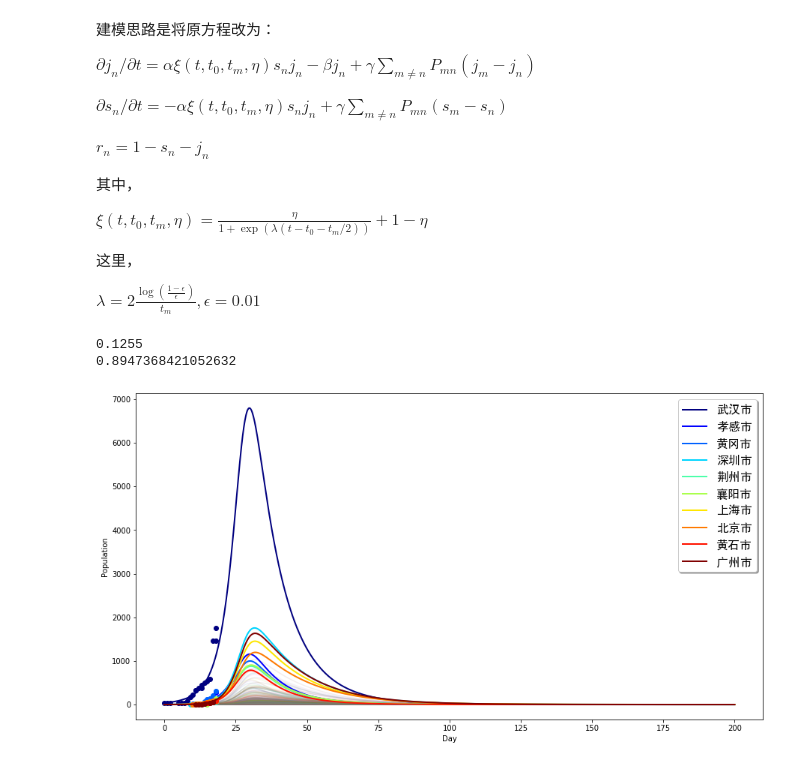
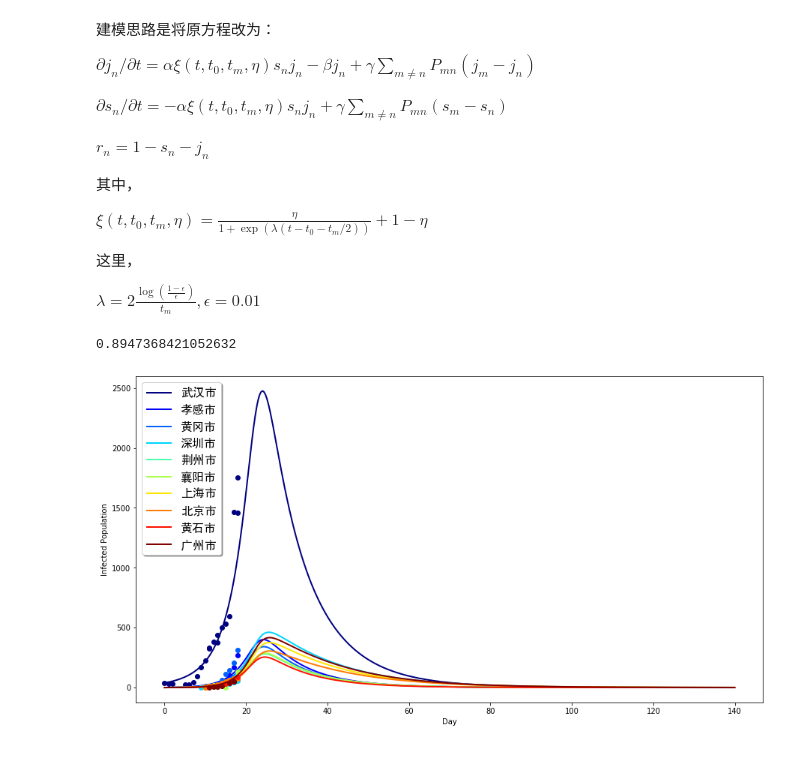
Before and after one commit to jakezj/hidden_geometry_of_nCoV, a Jupyter notebook: wuhan.ipynb, the cells around one changed output. Saved outputs shown, nothing was run; the diff lists cells and outputs as text; code cells hidden in the pictures.

```diff
--- a/wuhan.ipynb
+++ b/wuhan.ipynb
@@ -718,62 +747,22 @@ $\xi(t,t_0,t_m,\eta) = \frac{\eta}{1 + \exp(\lambda (t - t_0 - t_m/2))} + 1 - \e
 这里，
 
 $\lambda = 2 \frac{\log(\frac{1-\epsilon}{\epsilon})}{t_m}, \epsilon = 0.01$
-# %%
-#有干预情况：
-
-timespan = np.linspace(0, 200, 1000)
-js0 = np.zeros(len(nodes))
-ss0 = np.ones(len(nodes))
-js0[nodes['武汉市']] = float(first_cases)/float(city_properties['武汉市']['pop'])#1e-4
-r0=3.8
-beta = 1/10 #一个病患从确诊到治愈（死亡）假设平均需要10天
-alpha = r0 * beta
-
-gamma = flowing_ratio
-print(gamma)
-
-eta = 1-4.0*beta/r0
-print(eta)
-rate_time = 30
-#武汉封城1月23日，数据起始日：1月10日
-result = odeint(diff, np.r_[js0,ss0], timespan, args = (alpha, beta, gamma, eta,
-                                                        rate_time, 13, np.transpose(pij),True))
-
-cities = ['武汉市','孝感市','黄冈市','深圳市','荆州市','襄阳市','上海市','北京市','黄石市','广州市']
-
-plt.figure(figsize = (15,8))
-plot_time_span = 1000
-for i in range(result.shape[1]//2):
-    for k,v in nodes.items():
-        if v == i:
-            cityname = k
-    plt.plot(timespan[:plot_time_span],result[:plot_time_span,i]*city_properties[cityname]['pop']
-             ,alpha=0.1)
-colors = plt.cm.jet(np.linspace(0,1,len(cities)))
-for n,i in enumerate(cities):
-    cityname = i
-    if cityname[-1]=='市':
-        cityname1 = cityname[:-1]
-    itm = all_cases.get(cityname1,[])
-    if len(itm)==0:
-        itm = all_cases.get(cityname,[])
-    if len(itm)>0:
-        idx = nodes.get(cityname,-1)
-        if idx>=0:
-            plt.plot(timespan[:plot_time_span],result[:plot_time_span,idx]*city_properties[cityname]['pop']
-                     ,color=colors[n],label=cityname,linewidth=2)
-            infected_number = itm[1] - itm[2] - itm[3]
-            plt.plot(itm[0], infected_number, 'o',color=colors[n])
-
-zhfont1 = matplotlib.font_manager.FontProperties(fname='/Users/zhangjiang/Library/Fonts/SimHei.ttf', size=16)
-plt.legend(loc='upper right', shadow=True, numpoints = 1,fontsize=10,prop = zhfont1 )
-plt.xlabel('Day')
-plt.ylabel('Population')
-plt.show()
-# %% [output]
-0.1255
-0.8947368421052632
-[figure, removed]
+# %%
+#有干预情况：
+
+eta = (1-0.4/r0) #将目标R_0降低到1.0
+print(eta)
+rate_time = 20
+#武汉封城1月23日，数据起始日：1月10日
+result = odeint(diff, np.r_[js0,ss0], timespan, args = (alpha, beta, gamma, eta,
+                                                        rate_time, 13, np.transpose(pij),True))
+
+cities = ['武汉市','孝感市','黄冈市','深圳市','荆州市','襄阳市','上海市','北京市','黄石市','广州市']
+plot_time_span = 700
+my_plot(result, plt, plot_time_span, False, False, True, cities, timespan)
+# %% [output]
+0.8947368421052632
+[figure, added]
 # %%
 all_pop = np.zeros([result.shape[0]])
 all_recovery = np.zeros([result.shape[0]])
```
Also changed, not shown: parts of 23 cells of this notebook, 1 other file.
